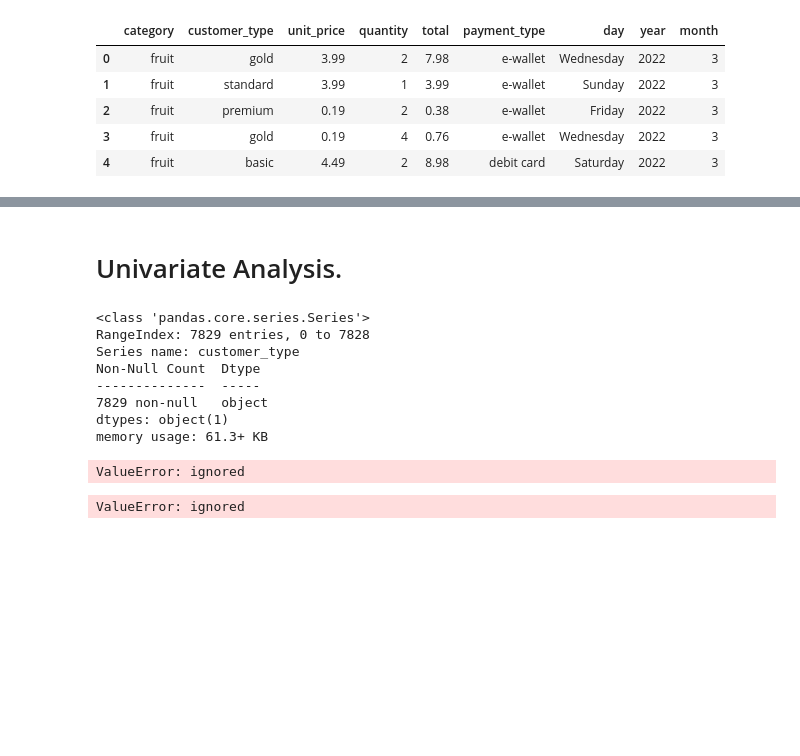
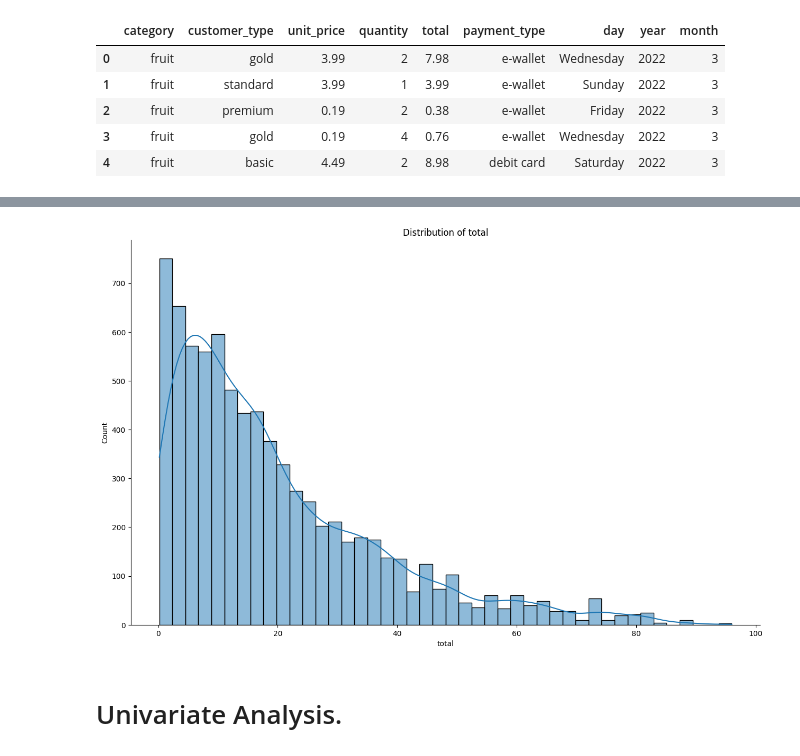
Before and after one commit to ayeshafirdose31/Cognizant_AI, a Jupyter notebook: Task1.ipynb, the cells around one changed output, grey strips where cells are left out. Drawn from its saved outputs; the diff is of its cells as text; code cells hidden in the pictures; blank space fills up the shorter version.

```diff
--- a/Task1.ipynb
+++ b/Task1.ipynb
@@ -235,23 +254,6 @@ df.head()
+# %%
+plot_continuous_distribution(df, 'total')
+# %% [output]
+[figure, added]
 # %% [markdown]
 # Univariate Analysis.
-# %%
-df['customer_type'].info()
-# %% [output]
-<class 'pandas.core.series.Series'>
-RangeIndex: 7829 entries, 0 to 7828
-Series name: customer_type
-Non-Null Count  Dtype
---------------  -----
-7829 non-null   object
-dtypes: object(1)
-memory usage: 61.3+ KB
-# %%
-sns.countplot(df['customer_type'])
-plt.show()
-# %% [output]
-ValueError: ignored
-# %%
-sns.countplot(df['payment_type'])
-plt.show()
-# %% [output]
-ValueError: ignored
```
Also changed, not shown: parts of 5 cells of this notebook.
